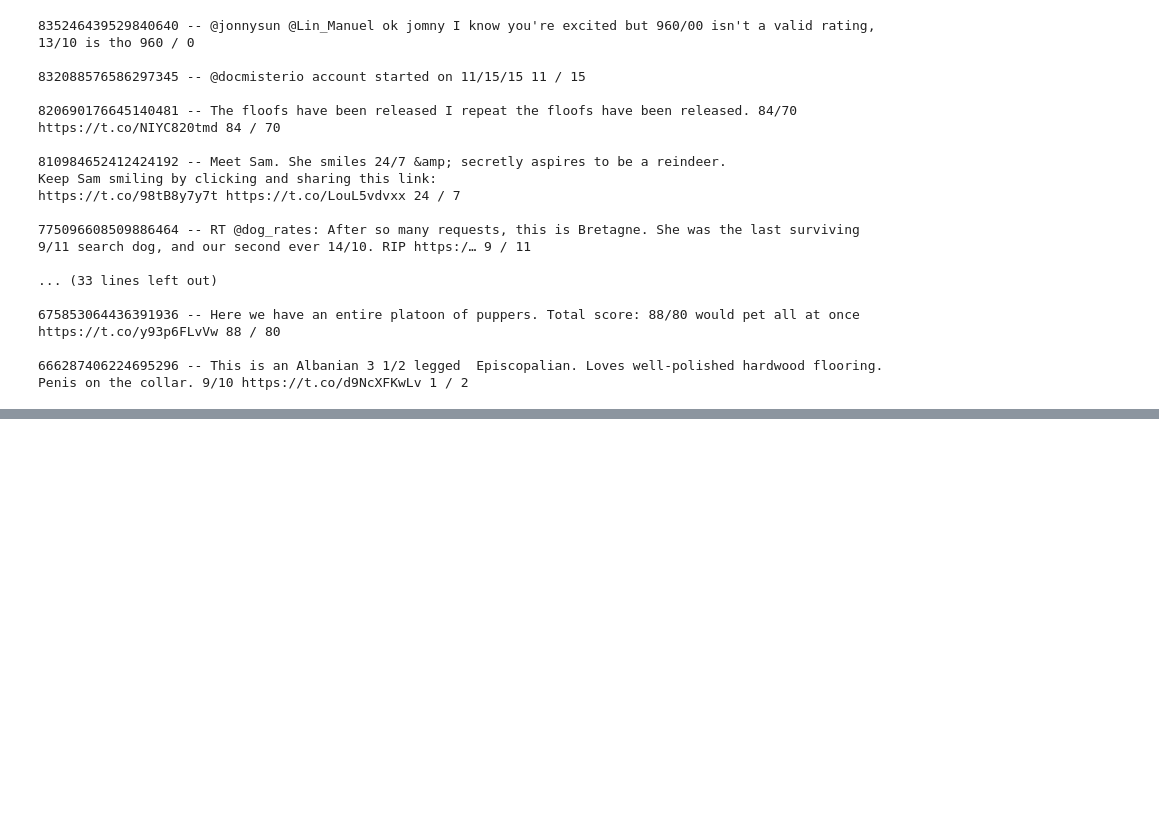
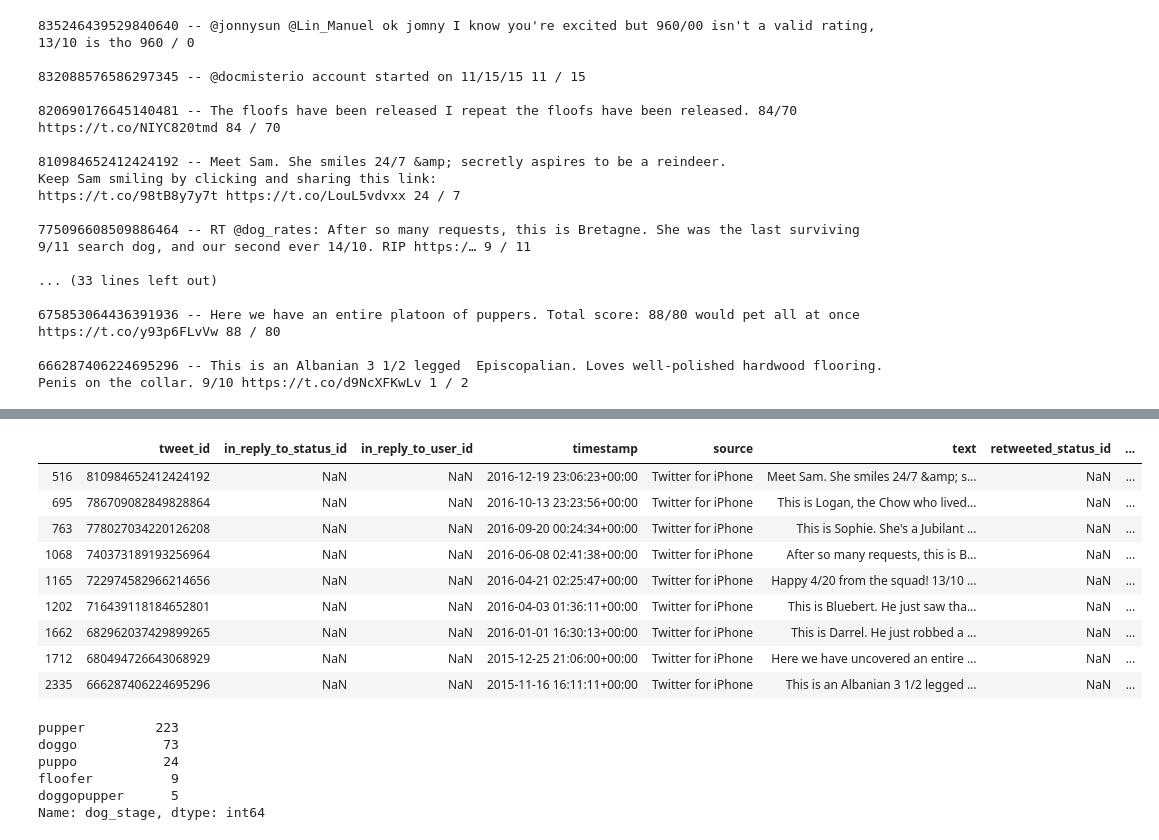
Before and after one commit to loeakaodas/dand_wrangle_and_analyze_data, a Jupyter notebook: wrangle_act.ipynb, the cells around one changed output, grey strips where cells are left out. Saved outputs shown, nothing was run; the diff lists cells and outputs as text; code cells hidden in the pictures; blank space fills up the shorter version.

```diff
--- a/wrangle_act.ipynb
+++ b/wrangle_act.ipynb
@@ -413,0 +479,56 @@ for index, row in df[((df.doggo == 'doggo') & (df.pupper == 'pupper')) | \
+# %%
+# Setup correct values for rating numerators
+numerators = {
+    810984652412424192: np.NaN,
+    786709082849828864: 9.75,
+    778027034220126208: 11.27,
+    716439118184652801: 11,
+    680494726643068929: 11.26,
+    740373189193256964: 14,
+    722974582966214656: 13,
+    682962037429899265: 10,
+    666287406224695296: 9
+}
+
+# And denominators
+denominators = {
+    810984652412424192: np.NaN,
+    740373189193256964: 10,
+    722974582966214656: 10,
+    716439118184652801: 10,
+    682962037429899265: 10,
+    666287406224695296: 10
+
+}
+
+# As well as dog_stages
+stages = {
+    855851453814013952: 'puppo',
+    854010172552949760: np.NaN,
+    817777686764523521: 'pupper',
+    801115127852503040: 'pupper',
+    785639753186217984: 'doggo',
+    751583847268179968: np.NaN
+}
+# %%
+# Iterate over the rows in the 'numerators' dict & assign the values there
+for index, row in df[df.tweet_id.isin(numerators)].iterrows():
+    df.loc[df.tweet_id == row.tweet_id, 'rating_numerator'] = numerators[row.tweet_id]
+
+# And do the same with the 'denominators'
+for index, row in df[df.tweet_id.isin(denominators)].iterrows():
+    df.loc[df.tweet_id == row.tweet_id, 'rating_denominator'] = denominators[row.tweet_id]
+# %%
+# Check to make sure it worked
+df[(df.tweet_id.isin(numerators)) | (df.tweet_id.isin(denominators))]
+# %% [output]
+|  | tweet_id | in_reply_to_status_id | in_reply_to_user_id | timestamp | source | text | retweeted_status_id | ... |
+| 516 | 810984652412424192 | NaN | NaN | 2016-12-19 23:06:23+00:00 | Twitter for iPhone | Meet Sam. She smiles 24/7 &amp; s... | NaN | ... |
+| 695 | 786709082849828864 | NaN | NaN | 2016-10-13 23:23:56+00:00 | Twitter for iPhone | This is Logan, the Chow who lived... | NaN | ... |
+| 763 | 778027034220126208 | NaN | NaN | 2016-09-20 00:24:34+00:00 | Twitter for iPhone | This is Sophie. She's a Jubilant ... | NaN | ... |
+| 1068 | 740373189193256964 | NaN | NaN | 2016-06-08 02:41:38+00:00 | Twitter for iPhone | After so many requests, this is B... | NaN | ... |
+| 1165 | 722974582966214656 | NaN | NaN | 2016-04-21 02:25:47+00:00 | Twitter for iPhone | Happy 4/20 from the squad! 13/10 ... | NaN | ... |
+| 1202 | 716439118184652801 | NaN | NaN | 2016-04-03 01:36:11+00:00 | Twitter for iPhone | This is Bluebert. He just saw tha... | NaN | ... |
+| 1662 | 682962037429899265 | NaN | NaN | 2016-01-01 16:30:13+00:00 | Twitter for iPhone | This is Darrel. He just robbed a ... | NaN | ... |
+| 1712 | 680494726643068929 | NaN | NaN | 2015-12-25 21:06:00+00:00 | Twitter for iPhone | Here we have uncovered an entire ... | NaN | ... |
+| 2335 | 666287406224695296 | NaN | NaN | 2015-11-16 16:11:11+00:00 | Twitter for iPhone | This is an Albanian 3 1/2 legged ... | NaN | ... |
@@ -413,0 +551,12 @@ for index, row in df[((df.doggo == 'doggo') & (df.pupper == 'pupper')) | \
+# %%
+# Check to see if it worked
+# There are a couple of tweets that contain multiple dogs,
+# So 'doggopupper' isn't surprising based on the analysis
+df.dog_stage.value_counts()
+# %% [output]
+pupper         223
+doggo           73
+puppo           24
+floofer          9
+doggopupper      5
+Name: dog_stage, dtype: int64
```
Also changed, not shown: parts of 27 cells of this notebook.
